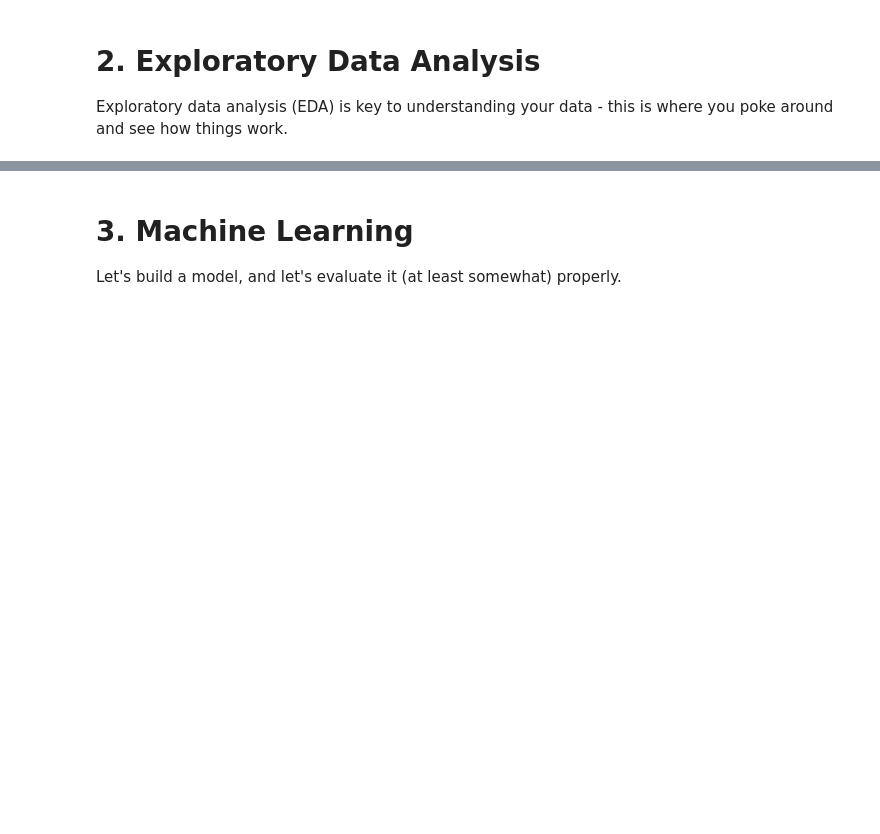
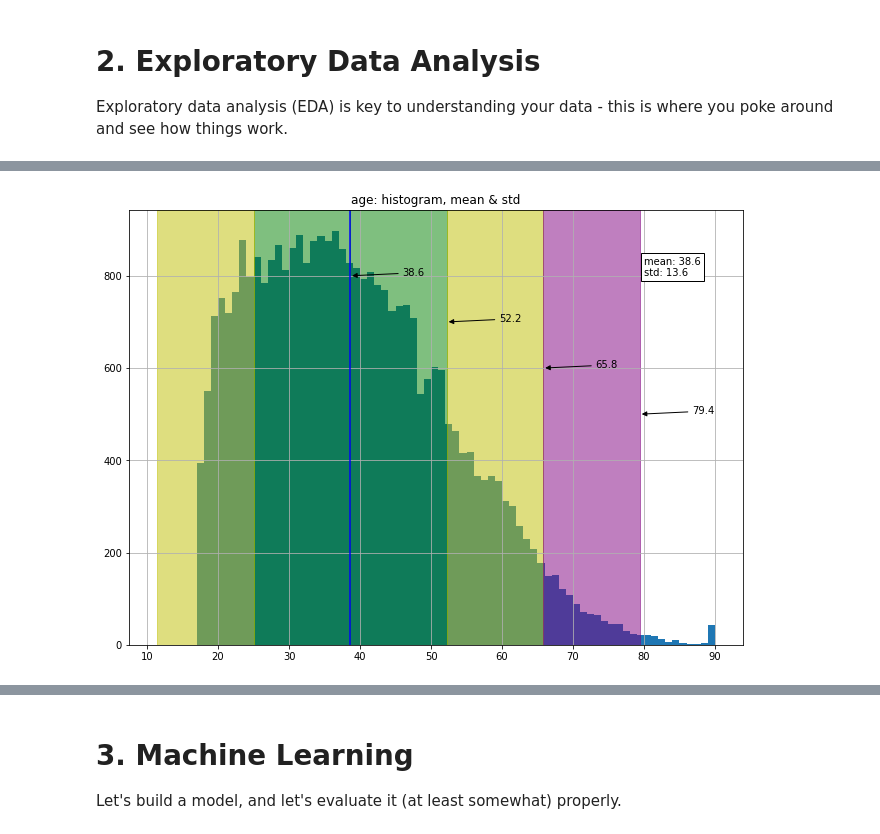
Before and after one commit to lermana/python_fundamentals, a Jupyter notebook: data_science.ipynb, the cells around one changed output, grey strips where cells are left out. Cells and saved outputs as stored; diff of their text form; code cells hidden in the pictures; blank space fills up the shorter version.

```diff
--- a/data_science.ipynb
+++ b/data_science.ipynb
@@ -444,0 +471,4 @@ First - we should hold-out some data for testing.
+# %%
+ax = exploratory.center_scale_plot(table.age, np.mean, np.std, bins=73)
+# %% [output]
+[figure, added]
```
Also changed, not shown: parts of 257 cells of this notebook.
